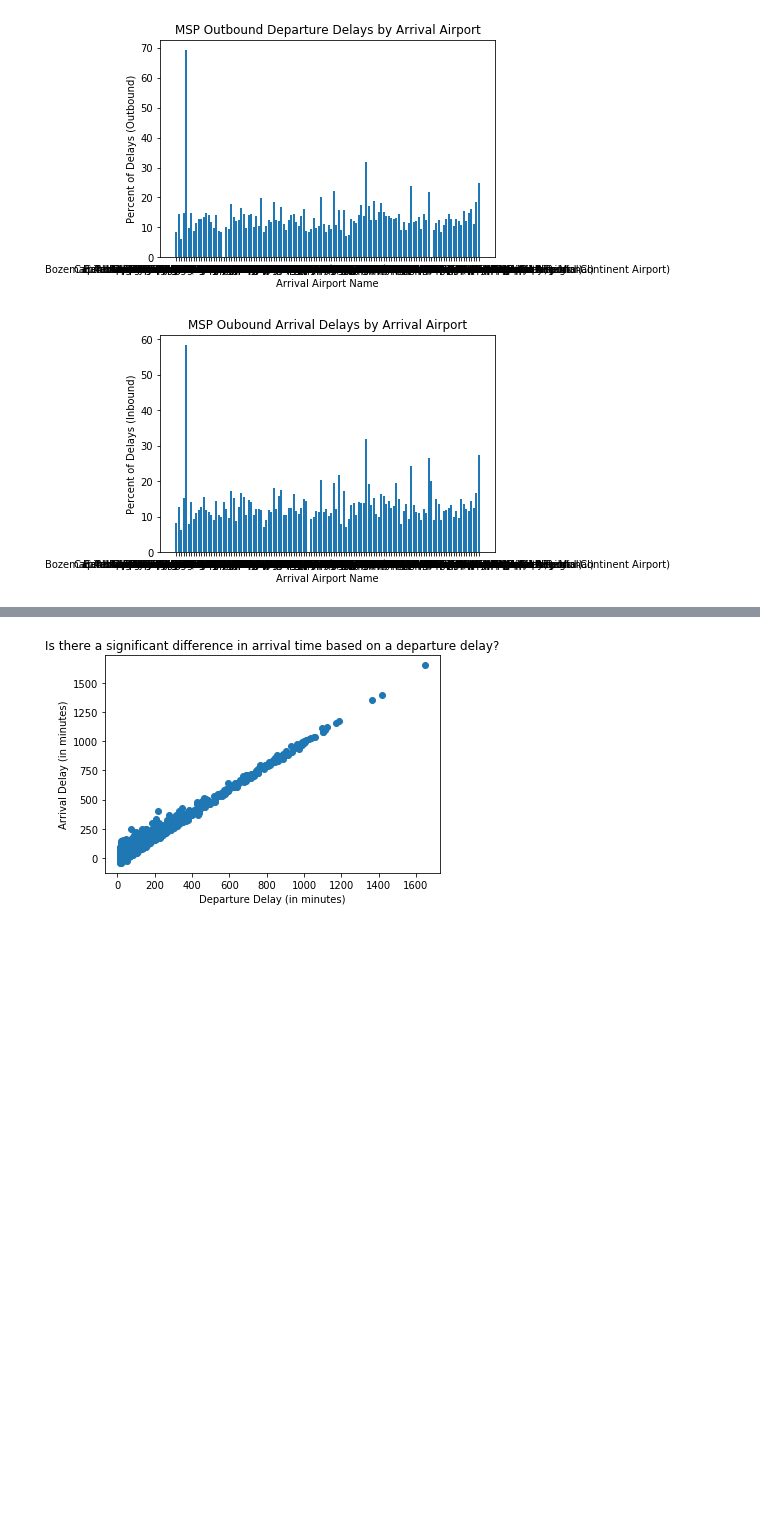
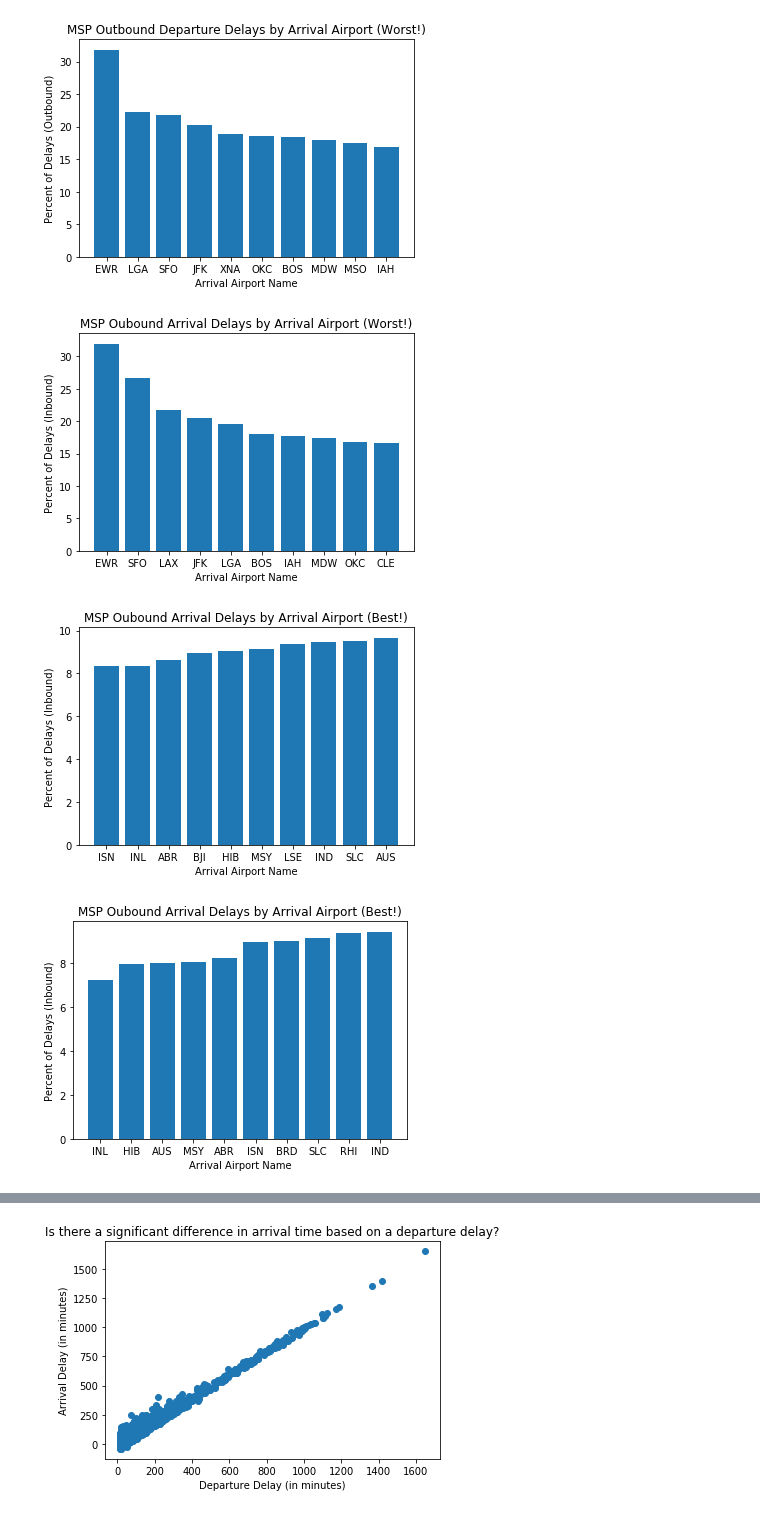
Before and after one commit to HWspam/Delorean, a Jupyter notebook: Delay_by_Airport.ipynb, the cells around one changed output, grey strips where cells are left out. Saved outputs shown, nothing was run; the diff lists cells and outputs as text; code cells hidden in the pictures; blank space fills up the shorter version.

Commit message:
Only top/bottom 10 for routes

```diff
--- a/Delay_by_Airport.ipynb
+++ b/Delay_by_Airport.ipynb
@@ -5,6 +5,6 @@ import matplotlib.pyplot as plt
 
 df = pd.read_csv("Resources/cleaned_df.csv", low_memory=False)
 df.head()
-route_df = df[["OP_UNIQUE_CARRIER","ORIGIN_AIRPORT","DEST_AIRPORT","DEP_DELAY","DEP_DEL15","ARR_DELAY","ARR_DEL15"]]
+route_df = df[["OP_UNIQUE_CARRIER","ORIGIN","DEST","DEP_DELAY","DEP_DEL15","ARR_DELAY","ARR_DEL15"]]
 route_df.head()
 # %% [output]
@@ -17,8 +17,12 @@ route_df.head()
 # %%
-route_outbound_df = route_df.loc[route_df["ORIGIN_AIRPORT"] == "Minneapolis-Saint Paul International Airport", :]
+route_outbound_df = route_df.loc[route_df["ORIGIN"] == "MSP", :]
 f = {"DEP_DEL15":["count","sum"],"ARR_DEL15":["count","sum"]}
-route_outbound_delays_df=route_outbound_df.groupby("DEST_AIRPORT").agg(f)
+route_outbound_delays_df=route_outbound_df.groupby("DEST").agg(f)
 route_outbound_delays_df.columns=["dep_count","dep_sum","arr_count","arr_sum"]
+route_outbound_delays_df = route_outbound_delays_df.loc[route_outbound_delays_df["dep_count"] >= 365, :]
 route_outbound_delays_df["Percent of Delayed Departures"] = (route_outbound_delays_df["dep_sum"]/route_outbound_delays_df["dep_count"])*100
 route_outbound_delays_df["Percent of Delayed Arrivals"] = (route_outbound_delays_df["arr_sum"]/route_outbound_delays_df["arr_count"])*100
-route_outbound_delays_df.head()
+route_outbound_delays_df_top_ten_dep = route_outbound_delays_df.sort_values(by="Percent of Delayed Departures", ascending=False).head(10)
+route_outbound_delays_df_top_ten_arr = route_outbound_delays_df.sort_values(by="Percent of Delayed Arrivals", ascending=False).head(10)
+route_outbound_delays_df_bot_ten_dep = route_outbound_delays_df.sort_values(by="Percent of Delayed Departures", ascending=True).head(10)
+route_outbound_delays_df_bot_ten_arr = route_outbound_delays_df.sort_values(by="Percent of Delayed Arrivals", ascending=True).head(10)
@@ -33,15 +29,27 @@ route_outbound_delays_df.head()
 # %%
-plt.bar(route_outbound_delays_df.index, route_outbound_delays_df["Percent of Delayed Departures"])
+plt.bar(route_outbound_delays_df_top_ten_dep.index, route_outbound_delays_df_top_ten_dep["Percent of Delayed Departures"])
 plt.ylabel("Percent of Delays (Outbound)")
 plt.xlabel("Arrival Airport Name")
-plt.title("MSP Outbound Departure Delays by Arrival Airport")
+plt.title("MSP Outbound Departure Delays by Arrival Airport (Worst!)")
 plt.show()
-plt.bar(route_outbound_delays_df.index, route_outbound_delays_df["Percent of Delayed Arrivals"])
+plt.bar(route_outbound_delays_df_top_ten_arr.index, route_outbound_delays_df_top_ten_arr["Percent of Delayed Arrivals"])
 plt.ylabel("Percent of Delays (Inbound)")
 plt.xlabel("Arrival Airport Name")
-plt.title("MSP Oubound Arrival Delays by Arrival Airport")
+plt.title("MSP Oubound Arrival Delays by Arrival Airport (Worst!)")
 plt.show()
+plt.bar(route_outbound_delays_df_bot_ten_dep.index, route_outbound_delays_df_bot_ten_dep["Percent of Delayed Departures"])
+plt.ylabel("Percent of Delays (Inbound)")
+plt.xlabel("Arrival Airport Name")
+plt.title("MSP Oubound Arrival Delays by Arrival Airport (Best!)")
+plt.show()
+plt.bar(route_outbound_delays_df_bot_ten_arr.index, route_outbound_delays_df_bot_ten_arr["Percent of Delayed Arrivals"])
+plt.ylabel("Percent of Delays (Inbound)")
+plt.xlabel("Arrival Airport Name")
+plt.title("MSP Oubound Arrival Delays by Arrival Airport (Best!)")
+plt.show()
 # %% [output]
-[figure, old version]
+[figure, new version]
-[figure, old version]
+[figure, new version]
+[figure, added]
+[figure, added]
 # %%
```
Also changed, not shown: parts of 5 cells of this notebook.
